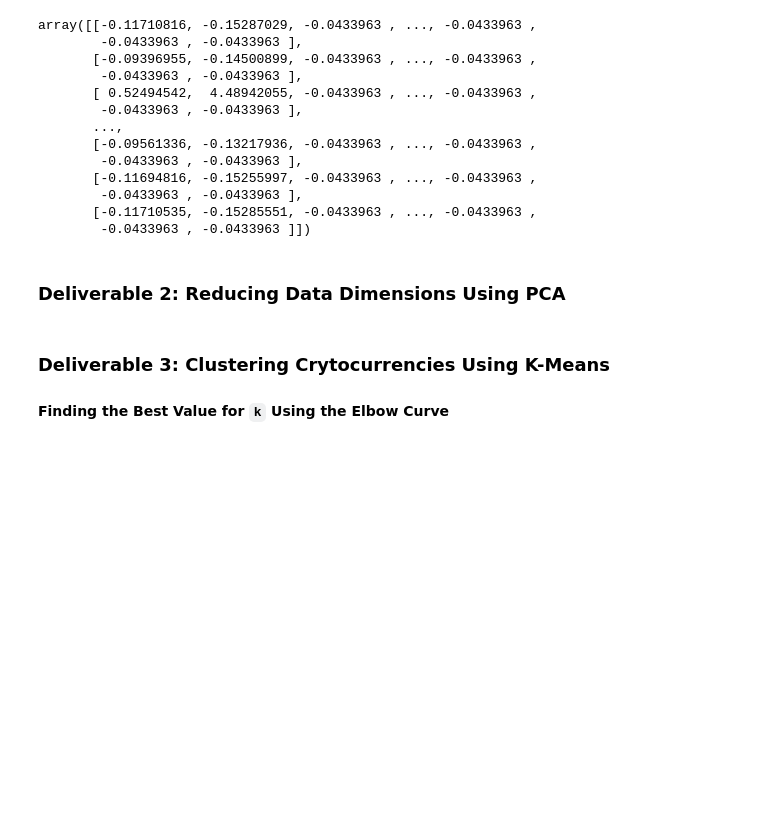
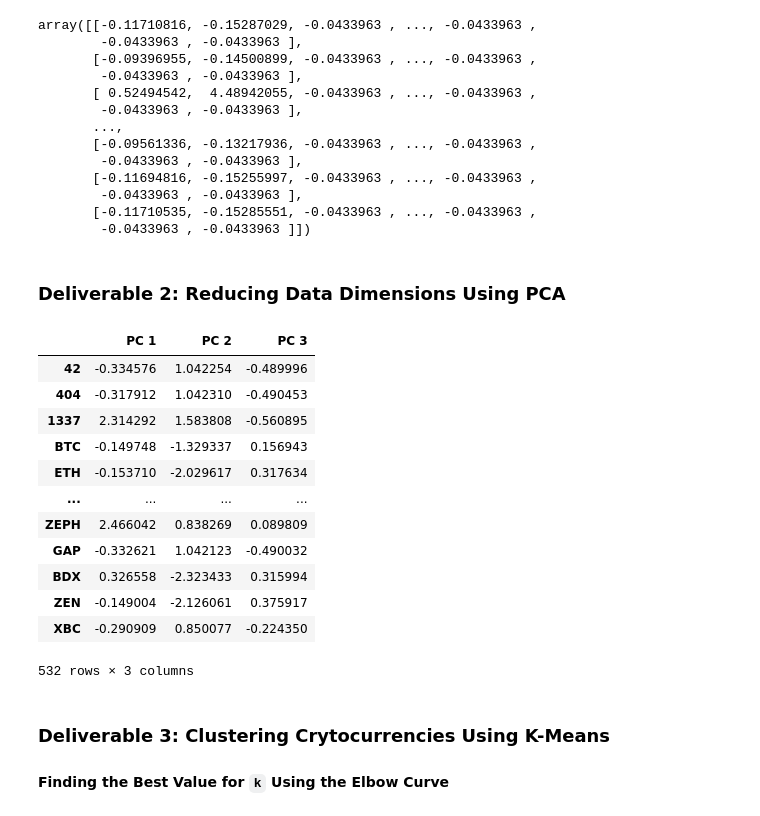
Before and after one commit to Summer-Bell/Cryptocurrencies, a Jupyter notebook: crypto_clustering.ipynb, the cells around one changed output. Cells and saved outputs as stored; diff of their text form; code cells hidden in the pictures; blank space fills up the shorter version.

```diff
--- a/crypto_clustering.ipynb
+++ b/crypto_clustering.ipynb
@@ -183,9 +183,30 @@ array([[-0.11710816, -0.15287029, -0.0433963 , ..., -0.0433963 ,
 # %%
 # Using PCA to reduce dimension to three principal components.
 # YOUR CODE HERE
+pca = PCA(n_components=3)
+crypto_pca = pca.fit_transform(X_scaled)
 # %%
 # Create a DataFrame with the three principal components.
 # YOUR CODE HERE
+df_pca = pd.DataFrame(
+    data=crypto_pca, columns=["PC 1", "PC 2", "PC 3"],
+    index=crypto_df.index
+)
+df_pca
+# %% [output]
+|  | PC 1 | PC 2 | PC 3 |
+| 42 | -0.334576 | 1.042254 | -0.489996 |
+| 404 | -0.317912 | 1.042310 | -0.490453 |
+| 1337 | 2.314292 | 1.583808 | -0.560895 |
+| BTC | -0.149748 | -1.329337 | 0.156943 |
+| ETH | -0.153710 | -2.029617 | 0.317634 |
+| ... | ... | ... | ... |
+| ZEPH | 2.466042 | 0.838269 | 0.089809 |
+| GAP | -0.332621 | 1.042123 | -0.490032 |
+| BDX | 0.326558 | -2.323433 | 0.315994 |
+| ZEN | -0.149004 | -2.126061 | 0.375917 |
+| XBC | -0.290909 | 0.850077 | -0.224350 |
+532 rows × 3 columns
 # %% [markdown]
 ### Deliverable 3: Clustering Crytocurrencies Using K-Means
 
```
